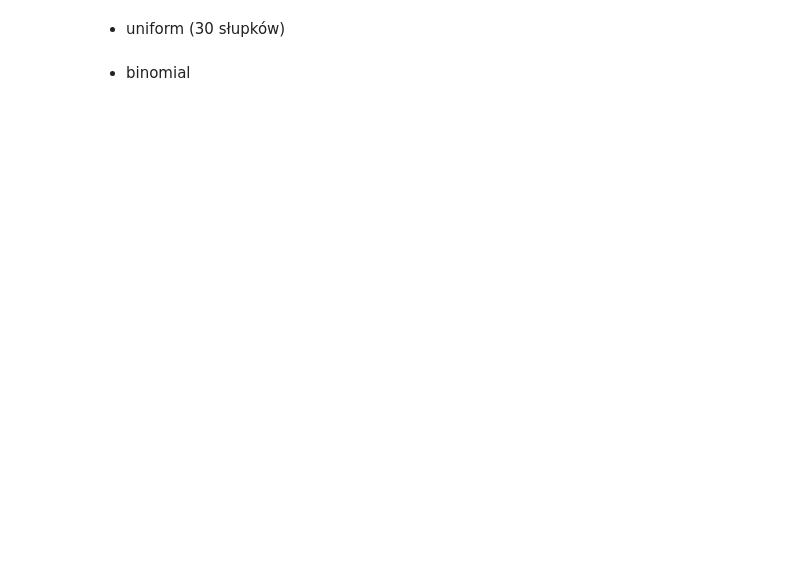
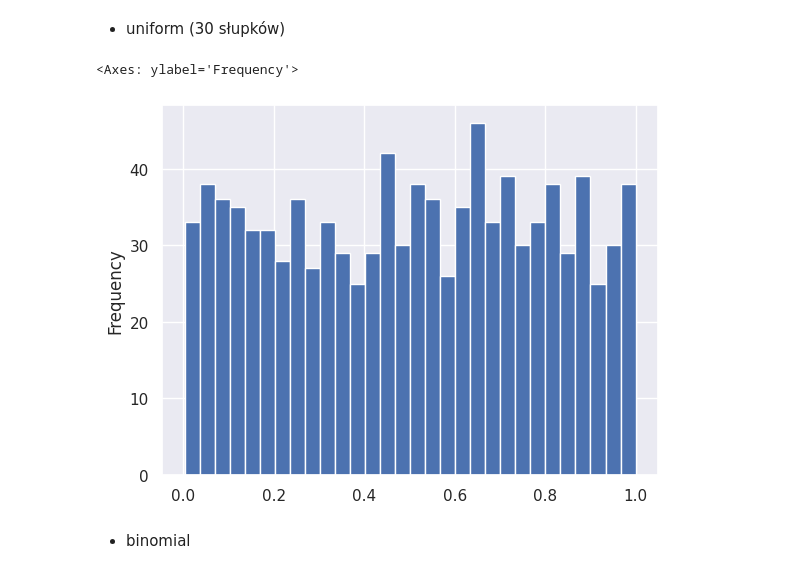
Before and after one commit to Krzesimir13/Data-Science, a Jupyter notebook: 111_120_exercises.ipynb, the cells around one changed output. Saved outputs shown, nothing was run; the diff lists cells and outputs as text; code cells hidden in the pictures; blank space fills up the shorter version.

```diff
--- a/111_120_exercises.ipynb
+++ b/111_120_exercises.ipynb
@@ -172,2 +307,7 @@ Używając meteody _pd.DataFrame.plot_ zbuduj histogramy dla kolejnych trzech zm
+# %%
+df['uniform'].plot(kind='hist', bins=30)
+# %% [output]
+<Axes: ylabel='Frequency'>
+[figure, added]
 # %% [markdown]
 * binomial
```
Also changed, not shown: parts of 31 cells of this notebook.
